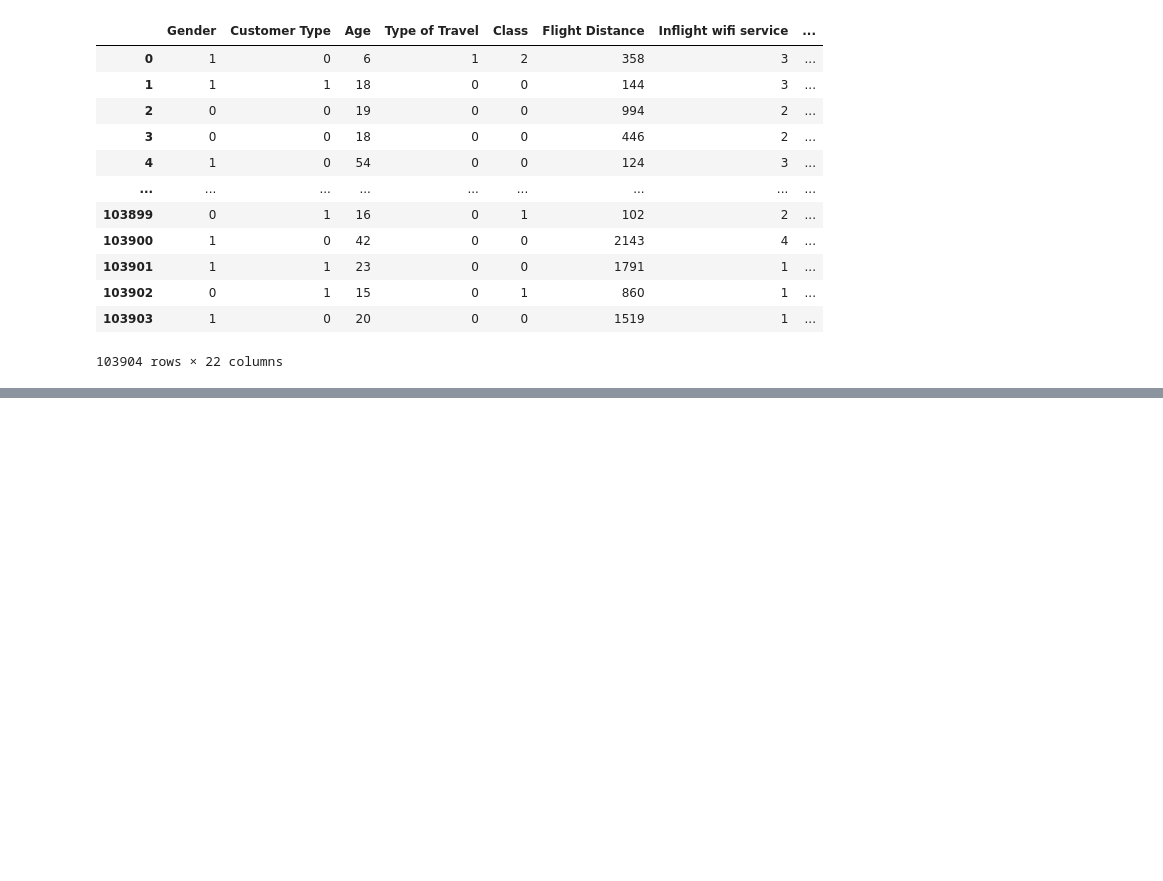
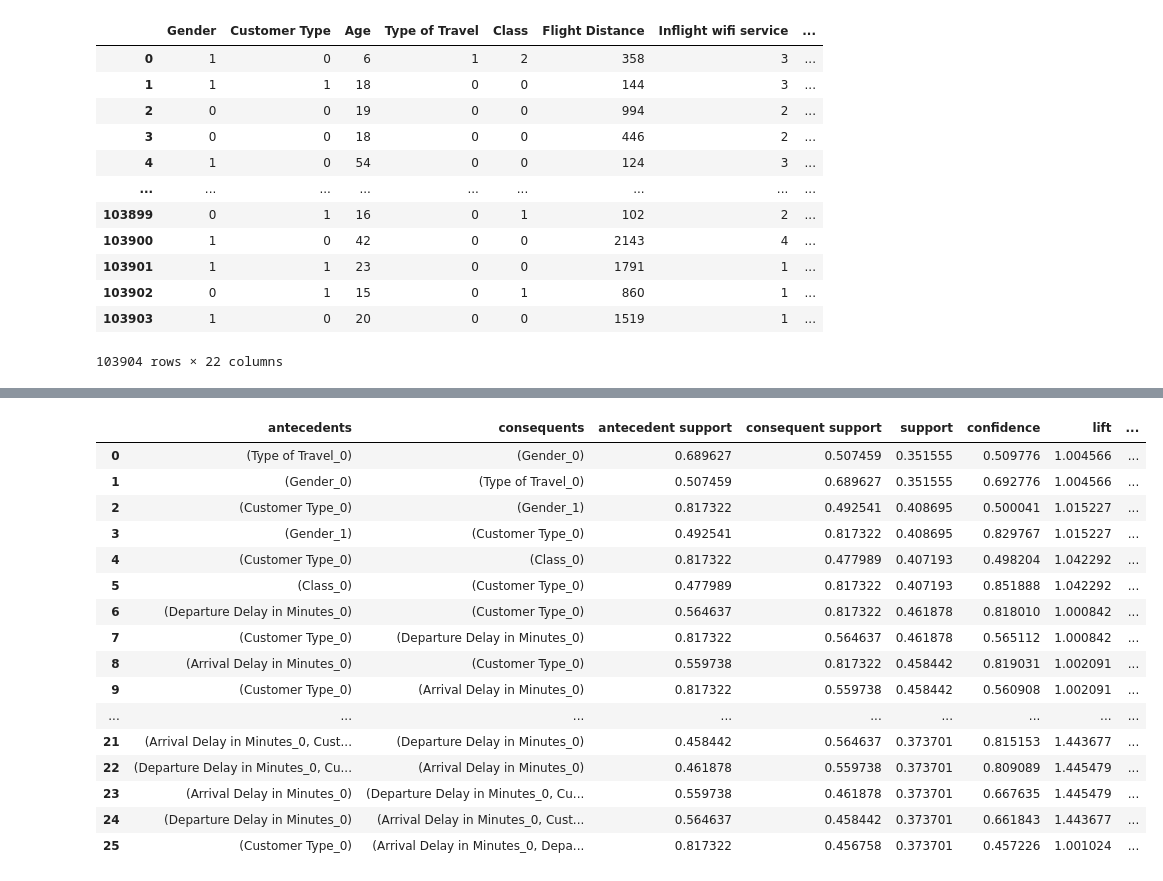
Before and after one commit to norhanreda/Air-line-passenger-satisfaction, a Jupyter notebook: models/aprori.ipynb, the cells around one changed output, grey strips where cells are left out. Drawn from its saved outputs; the diff is of its cells as text; code cells hidden in the pictures; blank space fills up the shorter version.

```diff
--- a/models/aprori.ipynb
+++ b/models/aprori.ipynb
@@ -75,0 +76,21 @@ frequent_itemsets
+# %%
+rules_df = association_rules(frequent_itemsets, metric="lift", min_threshold=1)
+rules_df
+# %% [output]
+|  | antecedents | consequents | antecedent support | consequent support | support | confidence | lift | ... |
+| 0 | (Type of Travel_0) | (Gender_0) | 0.689627 | 0.507459 | 0.351555 | 0.509776 | 1.004566 | ... |
+| 1 | (Gender_0) | (Type of Travel_0) | 0.507459 | 0.689627 | 0.351555 | 0.692776 | 1.004566 | ... |
+| 2 | (Customer Type_0) | (Gender_1) | 0.817322 | 0.492541 | 0.408695 | 0.500041 | 1.015227 | ... |
+| 3 | (Gender_1) | (Customer Type_0) | 0.492541 | 0.817322 | 0.408695 | 0.829767 | 1.015227 | ... |
+| 4 | (Customer Type_0) | (Class_0) | 0.817322 | 0.477989 | 0.407193 | 0.498204 | 1.042292 | ... |
+| 5 | (Class_0) | (Customer Type_0) | 0.477989 | 0.817322 | 0.407193 | 0.851888 | 1.042292 | ... |
+| 6 | (Departure Delay in Minutes_0) | (Customer Type_0) | 0.564637 | 0.817322 | 0.461878 | 0.818010 | 1.000842 | ... |
+| 7 | (Customer Type_0) | (Departure Delay in Minutes_0) | 0.817322 | 0.564637 | 0.461878 | 0.565112 | 1.000842 | ... |
+| 8 | (Arrival Delay in Minutes_0) | (Customer Type_0) | 0.559738 | 0.817322 | 0.458442 | 0.819031 | 1.002091 | ... |
+| 9 | (Customer Type_0) | (Arrival Delay in Minutes_0) | 0.817322 | 0.559738 | 0.458442 | 0.560908 | 1.002091 | ... |
+| ... | ... | ... | ... | ... | ... | ... | ... | ... |
+| 21 | (Arrival Delay in Minutes_0, Cust... | (Departure Delay in Minutes_0) | 0.458442 | 0.564637 | 0.373701 | 0.815153 | 1.443677 | ... |
+| 22 | (Departure Delay in Minutes_0, Cu... | (Arrival Delay in Minutes_0) | 0.461878 | 0.559738 | 0.373701 | 0.809089 | 1.445479 | ... |
+| 23 | (Arrival Delay in Minutes_0) | (Departure Delay in Minutes_0, Cu... | 0.559738 | 0.461878 | 0.373701 | 0.667635 | 1.445479 | ... |
+| 24 | (Departure Delay in Minutes_0) | (Arrival Delay in Minutes_0, Cust... | 0.564637 | 0.458442 | 0.373701 | 0.661843 | 1.443677 | ... |
+| 25 | (Customer Type_0) | (Arrival Delay in Minutes_0, Depa... | 0.817322 | 0.456758 | 0.373701 | 0.457226 | 1.001024 | ... |
```
Also changed, not shown: parts of 2 cells of this notebook.
